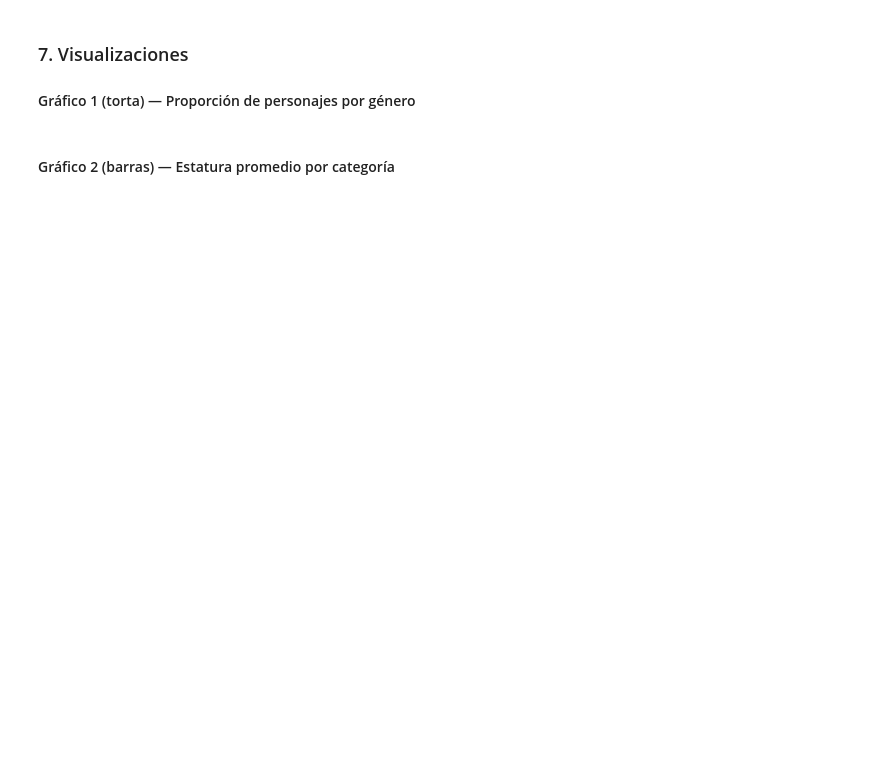
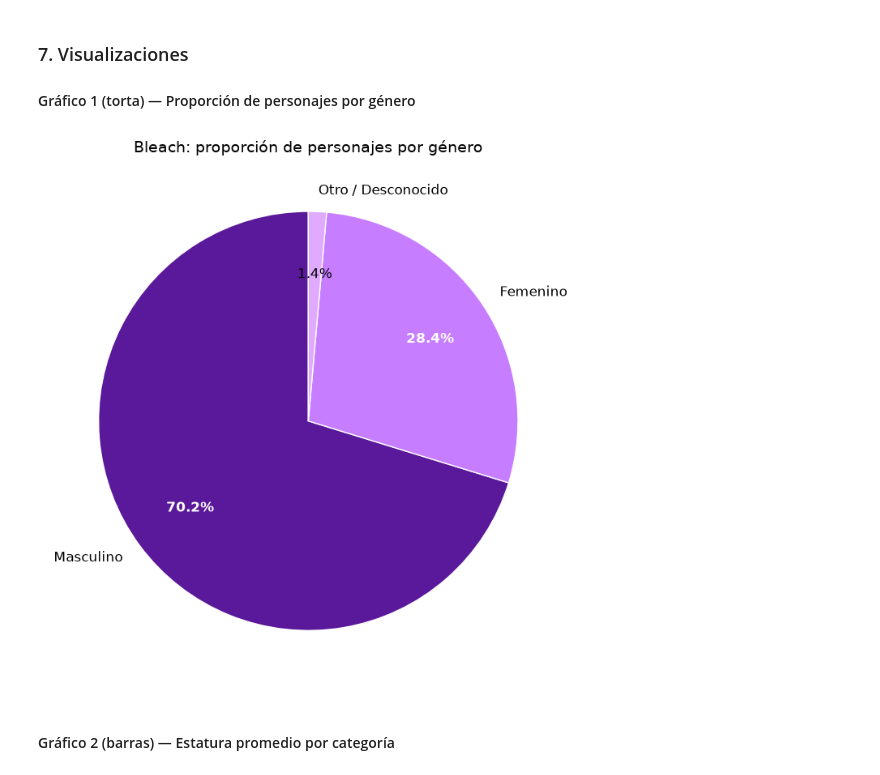
Before and after one commit to danielaasibarguen/taller3-bleach, a Jupyter notebook: analisis.ipynb, the cells around one changed output. Cells and saved outputs as stored; diff of their text form; code cells hidden in the pictures; blank space fills up the shorter version.

Commit message:
Corrige lectura de nombres, graficas en morado y notebook ejecutado

```diff
--- a/analisis.ipynb
+++ b/analisis.ipynb
@@ -90,6 +112,12 @@ def bankai_revelado(zanpakuto):
     return not bankai.strip().lower().startswith(no_revelado)
 
 
+def nombre_ingles(doc):
+    """'name' suele ser {"english": ...}, pero en algunos personajes viene como texto."""
+    name = doc.get("name")
+    return name.get("english") if isinstance(name, dict) else name
+
+
 def a_texto(valor):
     return "; ".join(valor) if isinstance(valor, list) else valor
 
@@ -99,7 +127,7 @@ for doc in documentos:
     stats = doc.get("stats", {})
     filas.append({
         "id": doc["_id"],
-        "nombre": doc.get("name", {}).get("english"),
+        "nombre": nombre_ingles(doc),
         "categoria": doc.get("_categoria_api"),
         "raza": a_texto(stats.get("race")),
         "genero": a_texto(stats.get("gender")),
@@ -213,15 +349,20 @@ debut
 #### Gráfico 1 (torta) — Proporción de personajes por género
 # %%
 fig, ax = plt.subplots(figsize=(7, 7))
-colores = ["#4C72B0", "#DD8452", "#A5A5A5"]
-genero.plot.pie(
-    ax=ax, autopct="%1.1f%%", startangle=90, colors=colores[: len(genero)],
+colores = ["#5A189A", "#C77DFF", "#E0AAFF"]  # morado oscuro, lila, lila claro
+_, textos, porcentajes = ax.pie(
+    genero.values, labels=genero.index, autopct="%1.1f%%", startangle=90,
+    colors=colores[: len(genero)], pctdistance=0.7,
     wedgeprops={"edgecolor": "white"}, textprops={"fontsize": 12},
 )
-ax.set_ylabel("")
+for p in porcentajes[:2]:          # porcentajes en blanco sobre los morados
+    p.set_color("white")
+    p.set_fontweight("bold")
 ax.set_title("Bleach: proporción de personajes por género", fontsize=14)
 plt.tight_layout()
 plt.show()
+# %% [output]
+[figure, added]
 # %% [markdown]
 #### Gráfico 2 (barras) — Estatura promedio por categoría
 # %%
```
Also changed, not shown: parts of 17 cells of this notebook, 2 other files.
